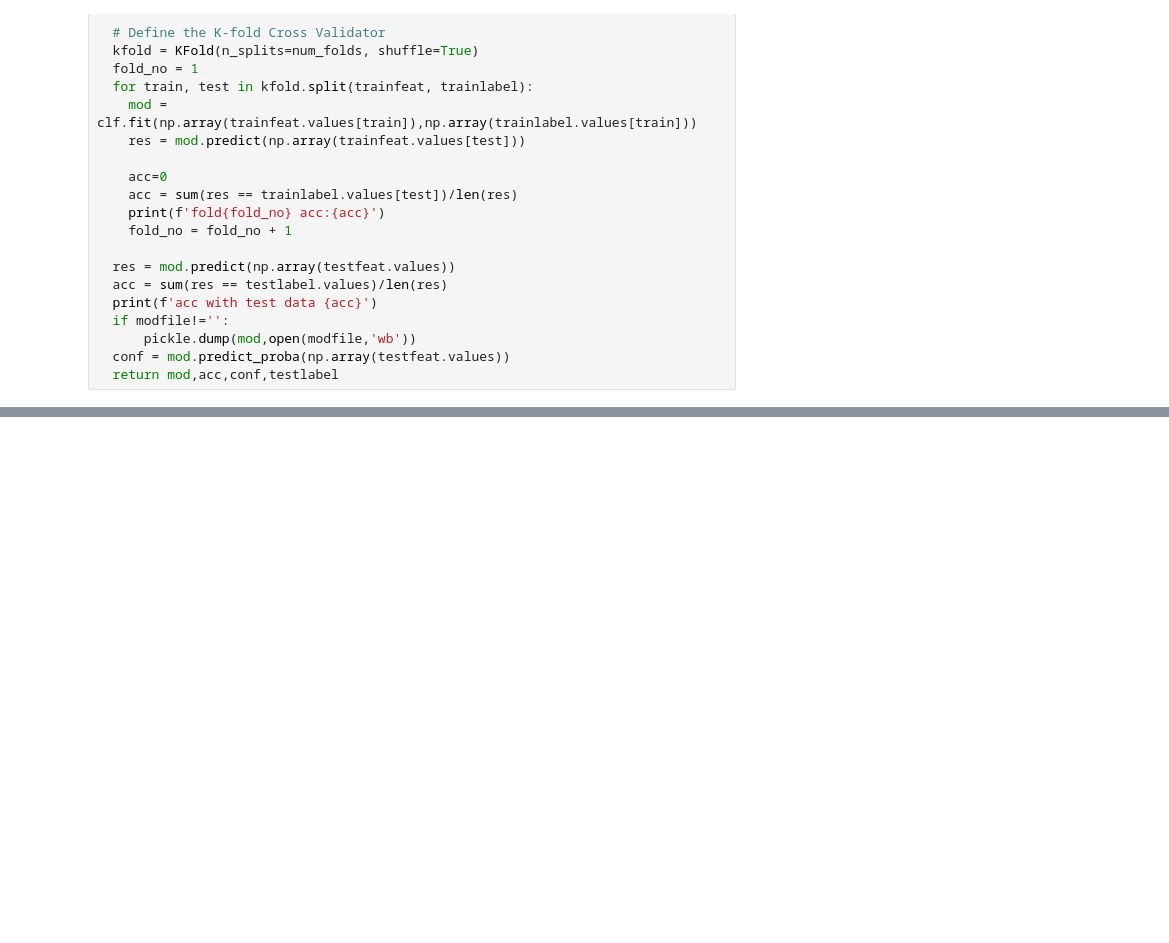
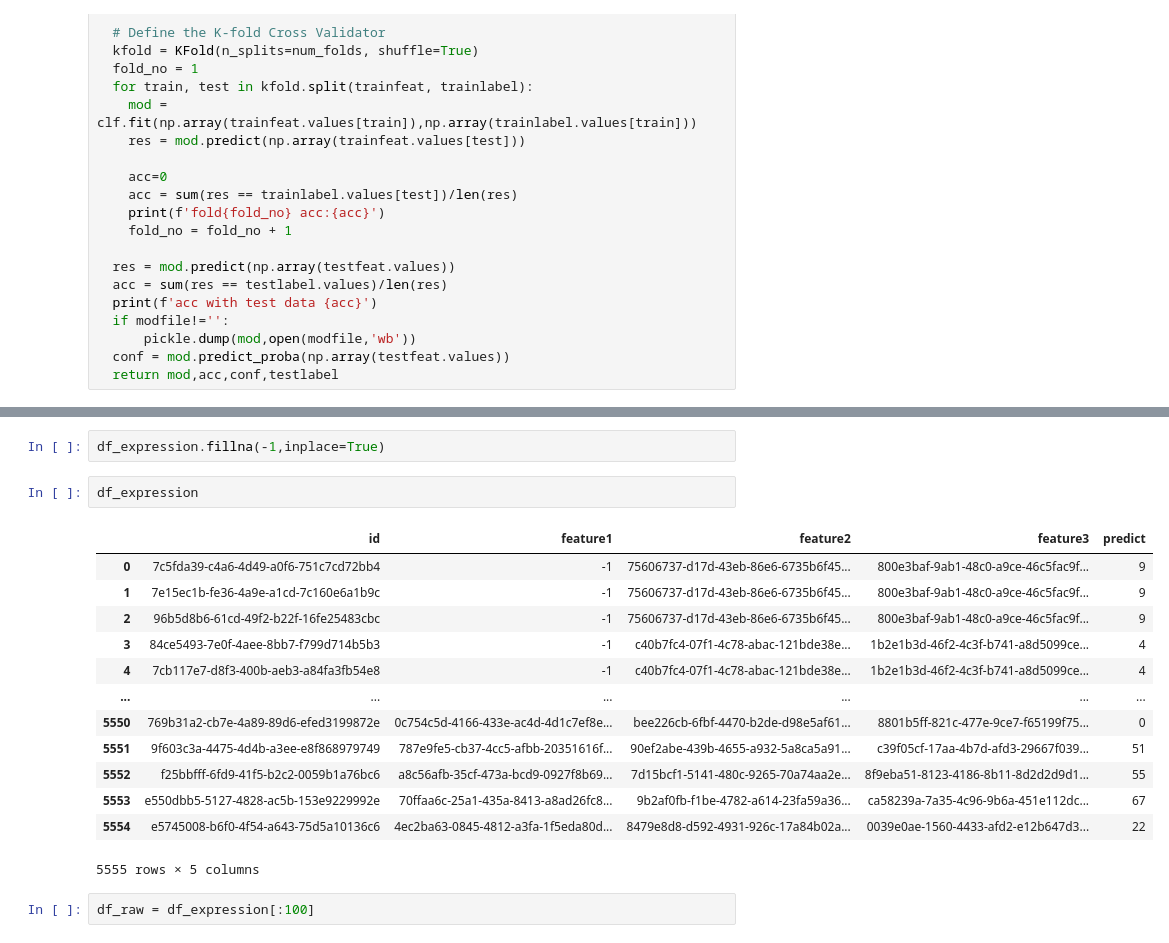
Before and after one commit to CakeNuthep/Super_AI, a Jupyter notebook: Homework/Week4/22p22c0044_ศุภชัย_W4HW1_12102020.ipynb, the cells around one changed output, grey strips where cells are left out. Cells and saved outputs as stored; diff of their text form; blank space fills up the shorter version.

```diff
--- a/Homework/Week4/22p22c0044_ศุภชัย_W4HW1_12102020.ipynb
+++ b/Homework/Week4/22p22c0044_ศุภชัย_W4HW1_12102020.ipynb
@@ -398,0 +584,20 @@ mod,acc,conf,testlabel = trainmodel(df_raw,5,'class_model99.mod')
+# %%
+df_expression.fillna(-1,inplace=True)
+# %%
+df_expression
+# %% [output]
+|  | id | feature1 | feature2 | feature3 | predict |
+| 0 | 7c5fda39-c4a6-4d49-a0f6-751c7cd72bb4 | -1 | 75606737-d17d-43eb-86e6-6735b6f45... | 800e3baf-9ab1-48c0-a9ce-46c5fac9f... | 9 |
+| 1 | 7e15ec1b-fe36-4a9e-a1cd-7c160e6a1b9c | -1 | 75606737-d17d-43eb-86e6-6735b6f45... | 800e3baf-9ab1-48c0-a9ce-46c5fac9f... | 9 |
+| 2 | 96b5d8b6-61cd-49f2-b22f-16fe25483cbc | -1 | 75606737-d17d-43eb-86e6-6735b6f45... | 800e3baf-9ab1-48c0-a9ce-46c5fac9f... | 9 |
+| 3 | 84ce5493-7e0f-4aee-8bb7-f799d714b5b3 | -1 | c40b7fc4-07f1-4c78-abac-121bde38e... | 1b2e1b3d-46f2-4c3f-b741-a8d5099ce... | 4 |
+| 4 | 7cb117e7-d8f3-400b-aeb3-a84fa3fb54e8 | -1 | c40b7fc4-07f1-4c78-abac-121bde38e... | 1b2e1b3d-46f2-4c3f-b741-a8d5099ce... | 4 |
+| ... | ... | ... | ... | ... | ... |
+| 5550 | 769b31a2-cb7e-4a89-89d6-efed3199872e | 0c754c5d-4166-433e-ac4d-4d1c7ef8e... | bee226cb-6fbf-4470-b2de-d98e5af61... | 8801b5ff-821c-477e-9ce7-f65199f75... | 0 |
+| 5551 | 9f603c3a-4475-4d4b-a3ee-e8f868979749 | 787e9fe5-cb37-4cc5-afbb-20351616f... | 90ef2abe-439b-4655-a932-5a8ca5a91... | c39f05cf-17aa-4b7d-afd3-29667f039... | 51 |
+| 5552 | f25bbfff-6fd9-41f5-b2c2-0059b1a76bc6 | a8c56afb-35cf-473a-bcd9-0927f8b69... | 7d15bcf1-5141-480c-9265-70a74aa2e... | 8f9eba51-8123-4186-8b11-8d2d2d9d1... | 55 |
+| 5553 | e550dbb5-5127-4828-ac5b-153e9229992e | 70ffaa6c-25a1-435a-8413-a8ad26fc8... | 9b2af0fb-f1be-4782-a614-23fa59a36... | ca58239a-7a35-4c96-9b6a-451e112dc... | 67 |
+| 5554 | e5745008-b6f0-4f54-a643-75d5a10136c6 | 4ec2ba63-0845-4812-a3fa-1f5eda80d... | 8479e8d8-d592-4931-926c-17a84b02a... | 0039e0ae-1560-4433-afd2-e12b647d3... | 22 |
+5555 rows × 5 columns
+# %%
+df_raw = df_expression[:100]
```
Also changed, not shown: parts of 40 cells of this notebook.
